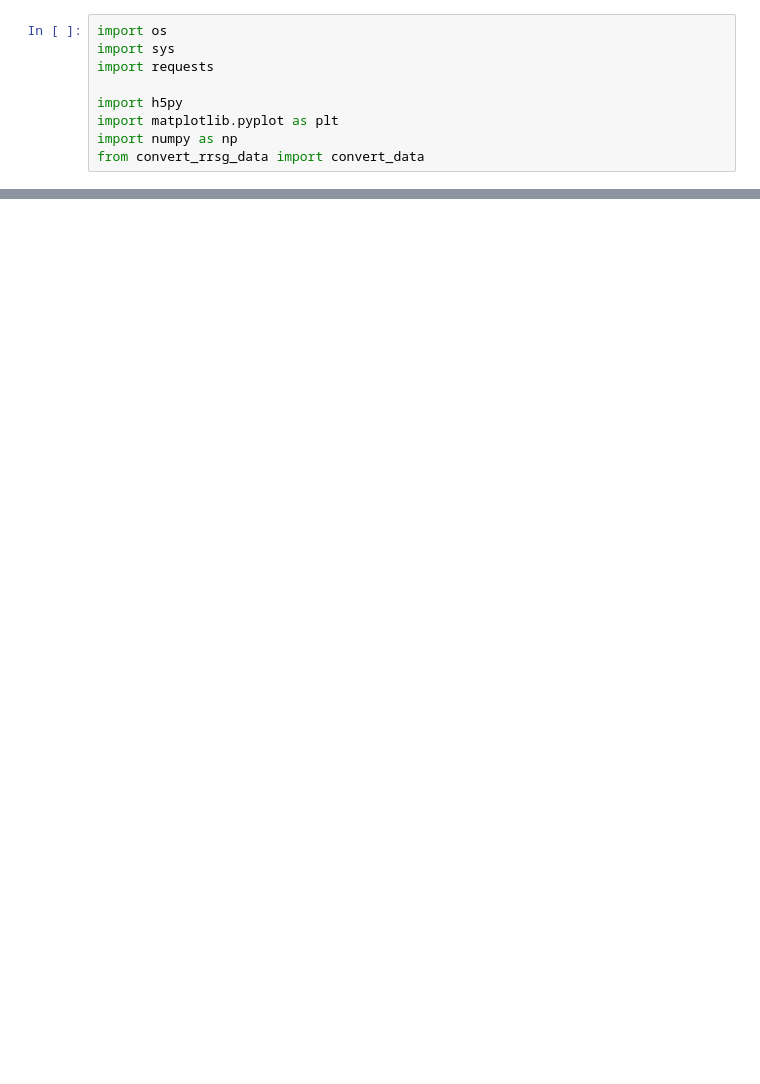
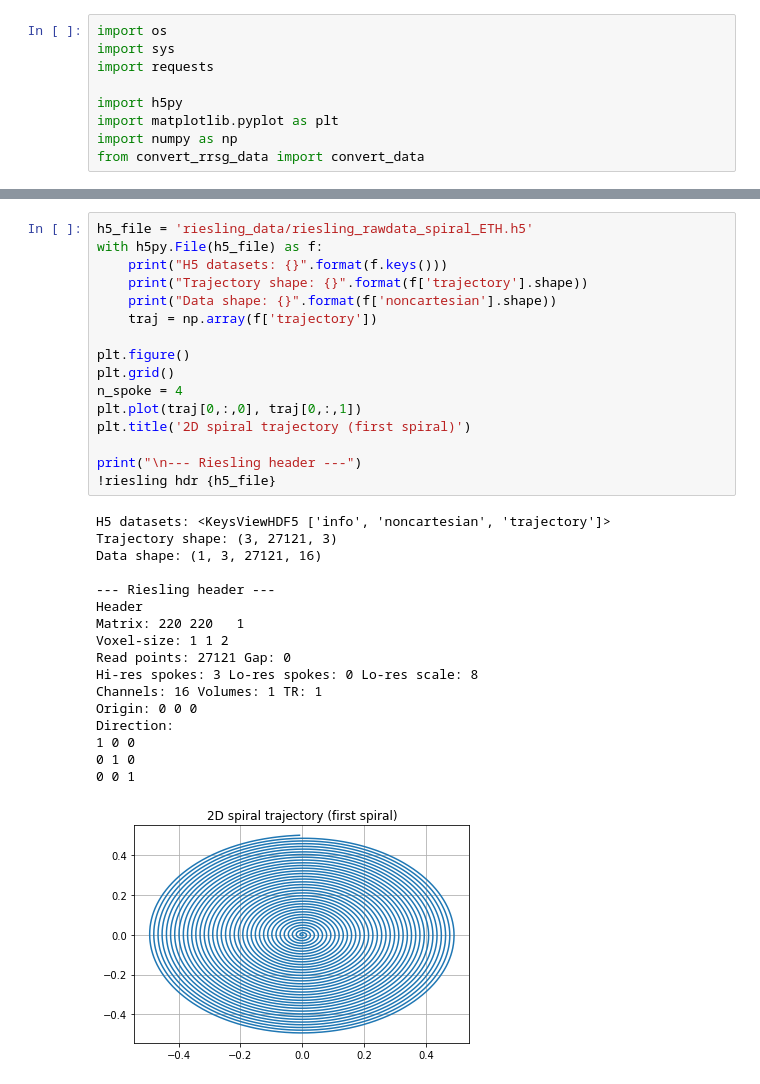
Before and after one commit to spinicist/old-riesling-examples, a Jupyter notebook: rrsg_cg-sense/rrsg_demo.ipynb, the cells around one changed output, grey strips where cells are left out. Drawn from its saved outputs; the diff is of its cells as text; blank space fills up the shorter version.

```diff
--- a/rrsg_cg-sense/rrsg_demo.ipynb
+++ b/rrsg_cg-sense/rrsg_demo.ipynb
@@ -61,0 +79,34 @@ plt.imshow(abs(img[0,0,:,:]))
+# %%
+h5_file = 'riesling_data/riesling_rawdata_spiral_ETH.h5'
+with h5py.File(h5_file) as f:
+    print("H5 datasets: {}".format(f.keys()))
+    print("Trajectory shape: {}".format(f['trajectory'].shape))
+    print("Data shape: {}".format(f['noncartesian'].shape))
+    traj = np.array(f['trajectory'])
+
+plt.figure()
+plt.grid()
+n_spoke = 4
+plt.plot(traj[0,:,0], traj[0,:,1])
+plt.title('2D spiral trajectory (first spiral)')
+
+print("\n--- Riesling header ---")
+!riesling hdr {h5_file}
+# %% [output]
+H5 datasets: <KeysViewHDF5 ['info', 'noncartesian', 'trajectory']>
+Trajectory shape: (3, 27121, 3)
+Data shape: (1, 3, 27121, 16)
+
+--- Riesling header ---
+Header
+Matrix: 220 220   1
+Voxel-size: 1 1 2
+Read points: 27121 Gap: 0
+Hi-res spokes: 3 Lo-res spokes: 0 Lo-res scale: 8
+Channels: 16 Volumes: 1 TR: 1
+Origin: 0 0 0
+Direction:
+1 0 0
+0 1 0
+0 0 1
+[figure, added]
```
Also changed, not shown: parts of 9 cells of this notebook, 1 other file.
